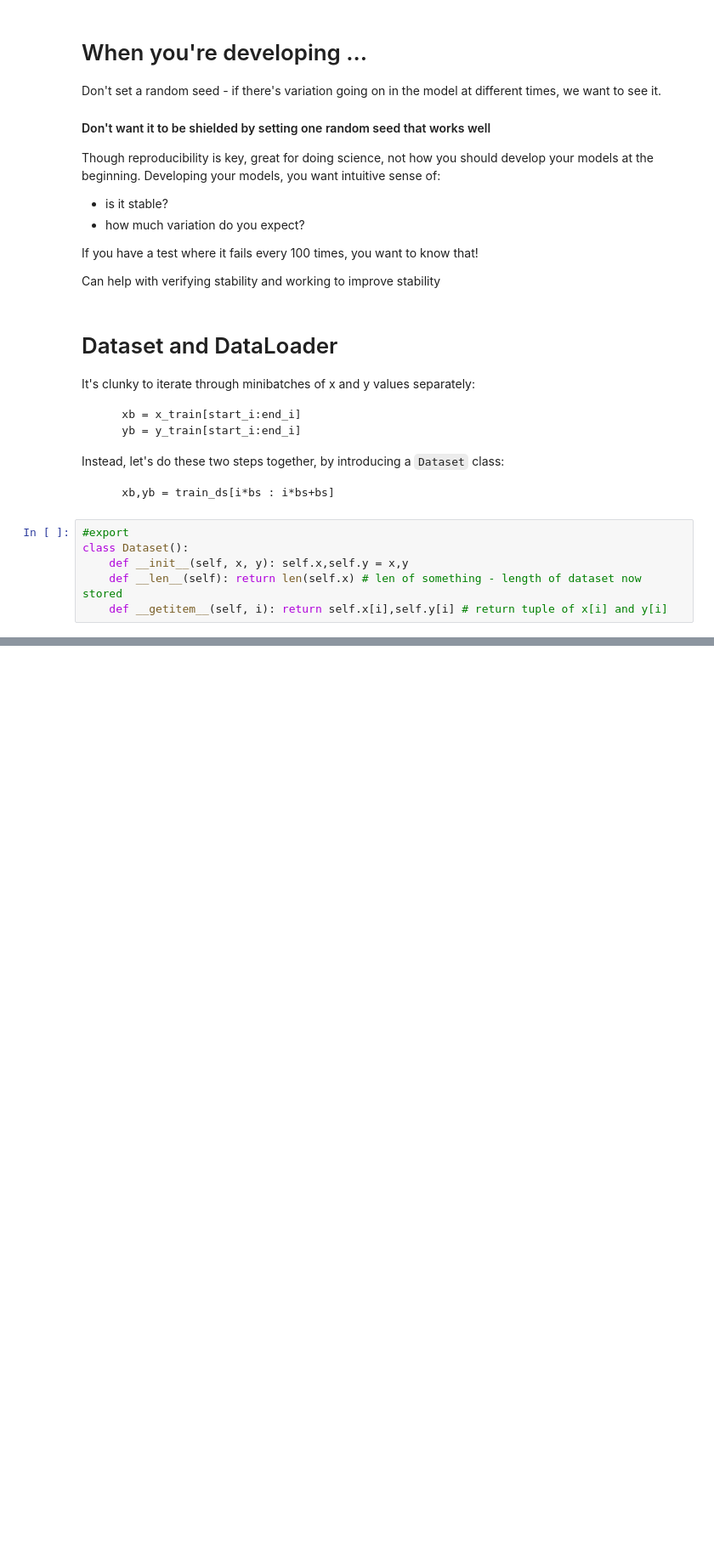
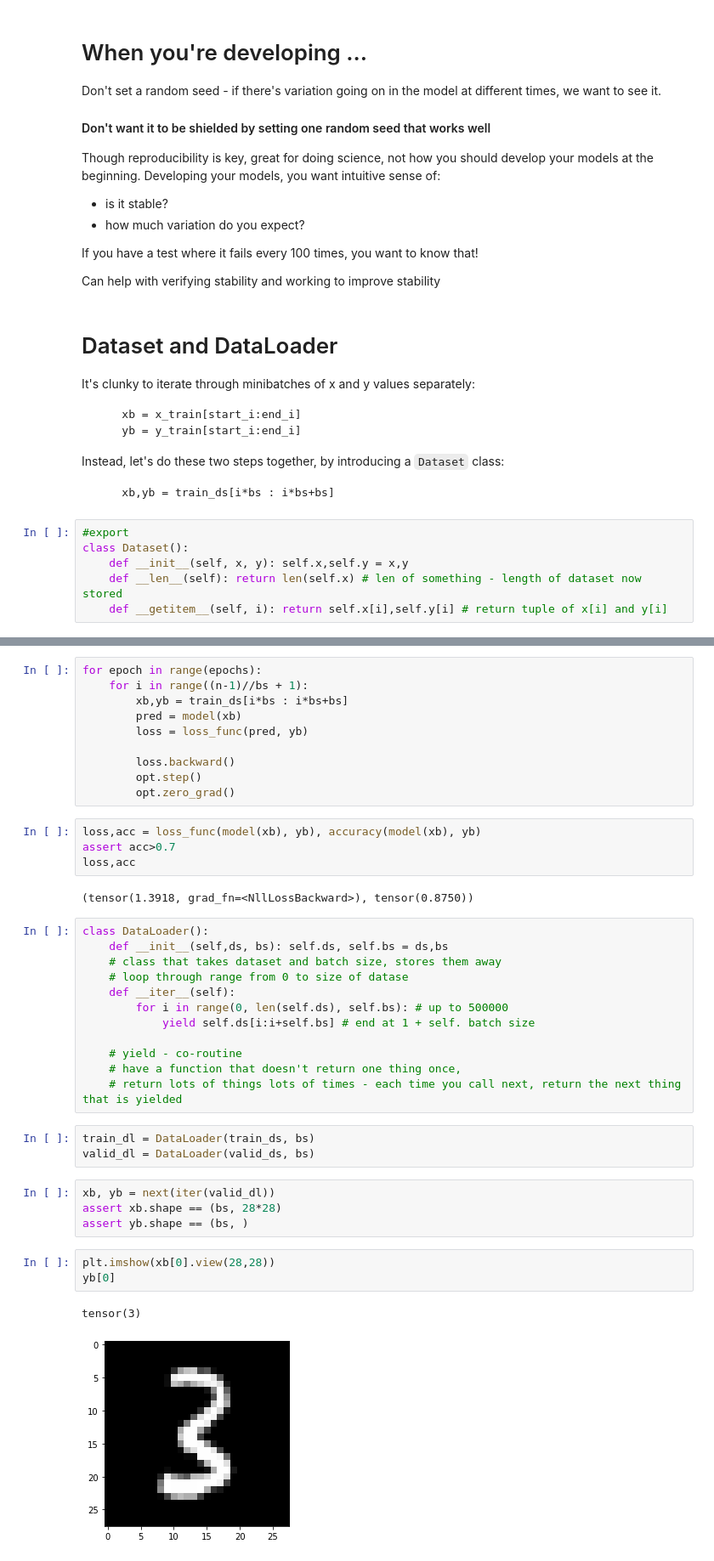
Before and after one commit to briannaflynn/DL-PyTorch-Notes, a Jupyter notebook: How-to-train-your-model.ipynb, the cells around one changed output, grey strips where cells are left out. Shown: that part at 85% size. Cells and saved outputs as stored; diff of their text form; blank space fills up the shorter version.

Commit message:
Model training with basic training loop, and hyper-parameter scheduling callback

```diff
--- a/How-to-train-your-model.ipynb
+++ b/How-to-train-your-model.ipynb
@@ -570,0 +589,41 @@ class Dataset():
+# %%
+for epoch in range(epochs):
+    for i in range((n-1)//bs + 1):
+        xb,yb = train_ds[i*bs : i*bs+bs]
+        pred = model(xb)
+        loss = loss_func(pred, yb)
+
+        loss.backward()
+        opt.step()
+        opt.zero_grad()
+# %%
+loss,acc = loss_func(model(xb), yb), accuracy(model(xb), yb)
+assert acc>0.7
+loss,acc
+# %% [output]
+(tensor(1.3918, grad_fn=<NllLossBackward>), tensor(0.8750))
+# %%
+class DataLoader():
+    def __init__(self,ds, bs): self.ds, self.bs = ds,bs
+    # class that takes dataset and batch size, stores them away
+    # loop through range from 0 to size of datase
+    def __iter__(self):
+        for i in range(0, len(self.ds), self.bs): # up to 500000
+            yield self.ds[i:i+self.bs] # end at 1 + self. batch size
+
+    # yield - co-routine
+    # have a function that doesn't return one thing once,
+    # return lots of things lots of times - each time you call next, return the next thing that is yielded
+# %%
+train_dl = DataLoader(train_ds, bs)
+valid_dl = DataLoader(valid_ds, bs)
+# %%
+xb, yb = next(iter(valid_dl))
+assert xb.shape == (bs, 28*28)
+assert yb.shape == (bs, )
+# %%
+plt.imshow(xb[0].view(28,28))
+yb[0]
+# %% [output]
+tensor(3)
+[figure, added]
```
Also changed, not shown: parts of 82 cells of this notebook, 1 other file.
